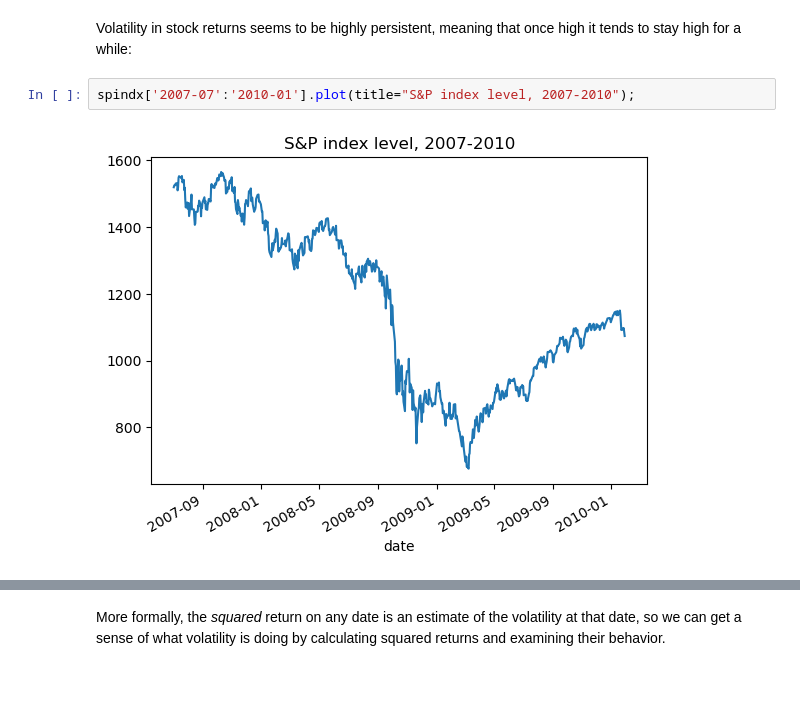
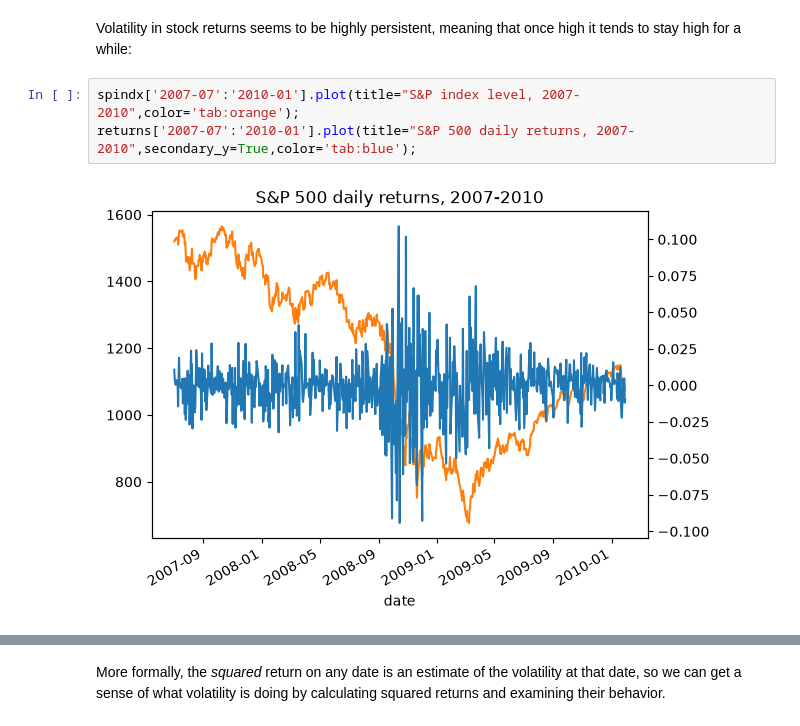
Before and after one commit to wgmann/FIN657, a Jupyter notebook: Week 7 and 8 - GARCH/Volatility modeling.ipynb, the cells around one changed output, grey strips where cells are left out. Drawn from its saved outputs; the diff is of its cells as text; blank space fills up the shorter version.

```diff
--- a/Week 7 and 8 - GARCH/Volatility modeling.ipynb
+++ b/Week 7 and 8 - GARCH/Volatility modeling.ipynb
@@ -41,6 +41,7 @@ Done
 # %% [markdown]
 Volatility in stock returns seems to be highly persistent, meaning that once high it tends to stay high for a while:
 # %%
-spindx['2007-07':'2010-01'].plot(title="S&P index level, 2007-2010");
+spindx['2007-07':'2010-01'].plot(title="S&P index level, 2007-2010",color='tab:orange');
+returns['2007-07':'2010-01'].plot(title="S&P 500 daily returns, 2007-2010",secondary_y=True,color='tab:blue');
 # %% [output]
-[figure, old version]
+[figure, new version]
```
Also changed, not shown: parts of 55 cells of this notebook.
